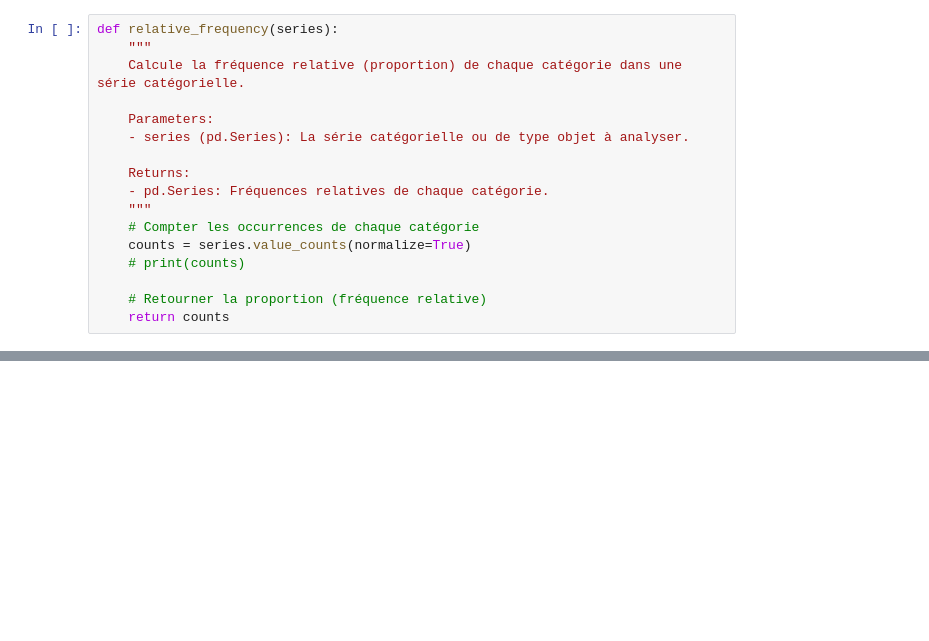
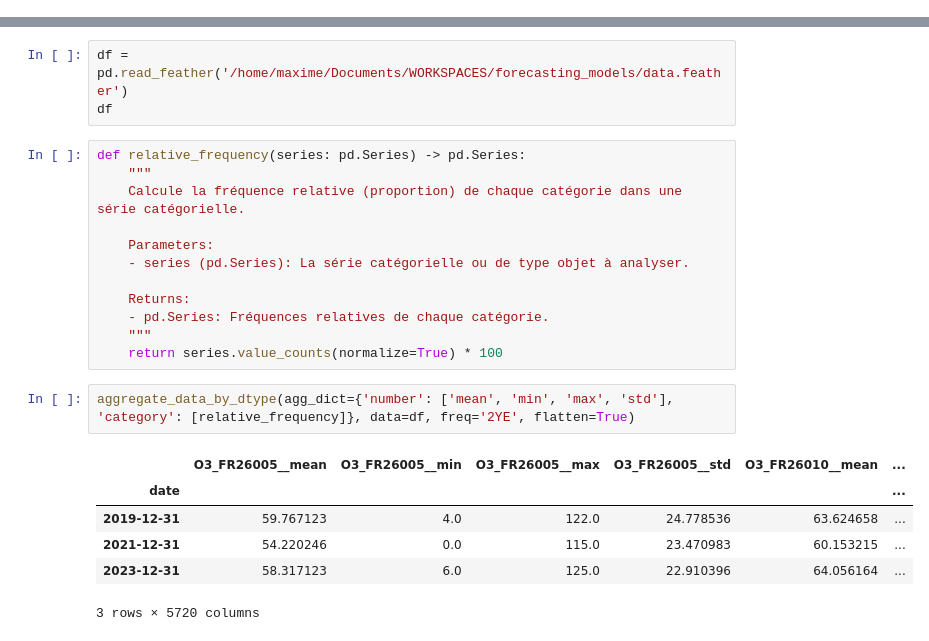
Before and after one commit to NicolasCaronPro/forecasting_models, a Jupyter notebook: test.ipynb, the cells around one changed output, grey strips where cells are left out. Cells and saved outputs as stored; diff of their text form; blank space fills up the shorter version.

```diff
--- a/test.ipynb
+++ b/test.ipynb
@@ -76,17 +0,0 @@ df
-# %%
-def relative_frequency(series):
-    """
-    Calcule la fréquence relative (proportion) de chaque catégorie dans une série catégorielle.
-
-    Parameters:
-    - series (pd.Series): La série catégorielle ou de type objet à analyser.
-
-    Returns:
-    - pd.Series: Fréquences relatives de chaque catégorie.
-    """
-    # Compter les occurrences de chaque catégorie
-    counts = series.value_counts(normalize=True)
-    # print(counts)
-
-    # Retourner la proportion (fréquence relative)
-    return counts
@@ -300,0 +207,24 @@ plt.show()
+# %%
+df = pd.read_feather('/home/maxime/Documents/WORKSPACES/forecasting_models/data.feather')
+df
+# %%
+def relative_frequency(series: pd.Series) -> pd.Series:
+    """
+    Calcule la fréquence relative (proportion) de chaque catégorie dans une série catégorielle.
+
+    Parameters:
+    - series (pd.Series): La série catégorielle ou de type objet à analyser.
+
+    Returns:
+    - pd.Series: Fréquences relatives de chaque catégorie.
+    """
+    return series.value_counts(normalize=True) * 100
+# %%
+aggregate_data_by_dtype(agg_dict={'number': ['mean', 'min', 'max', 'std'], 'category': [relative_frequency]}, data=df, freq='2YE', flatten=True)
+# %% [output]
+|  | O3_FR26005__mean | O3_FR26005__min | O3_FR26005__max | O3_FR26005__std | O3_FR26010__mean | ... |
+| date |  |  |  |  |  | ... |
+| 2019-12-31 | 59.767123 | 4.0 | 122.0 | 24.778536 | 63.624658 | ... |
+| 2021-12-31 | 54.220246 | 0.0 | 115.0 | 23.470983 | 60.153215 | ... |
+| 2023-12-31 | 58.317123 | 6.0 | 125.0 | 22.910396 | 64.056164 | ... |
+3 rows × 5720 columns
```
Also changed, not shown: parts of 19 cells of this notebook, 30 other files.
